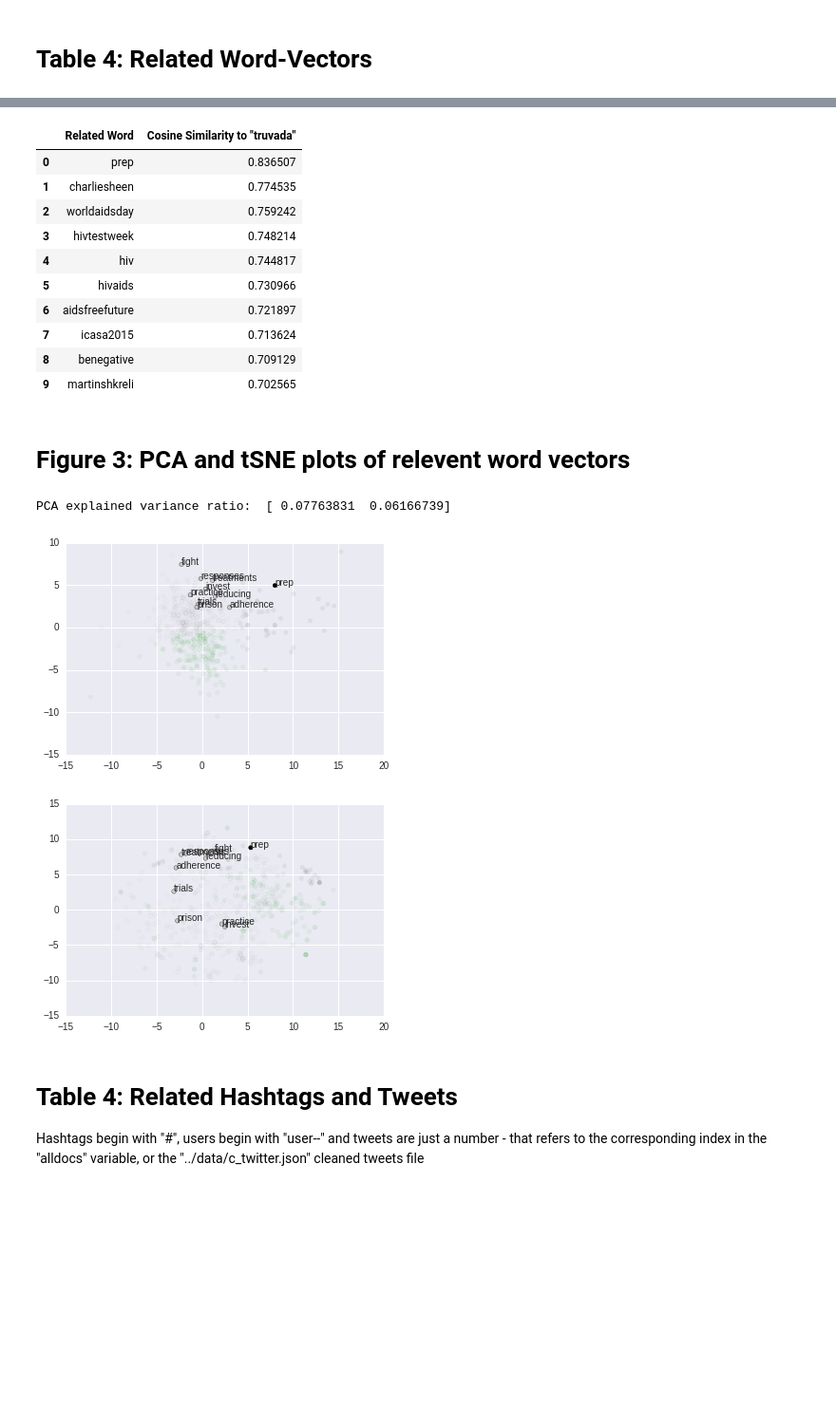
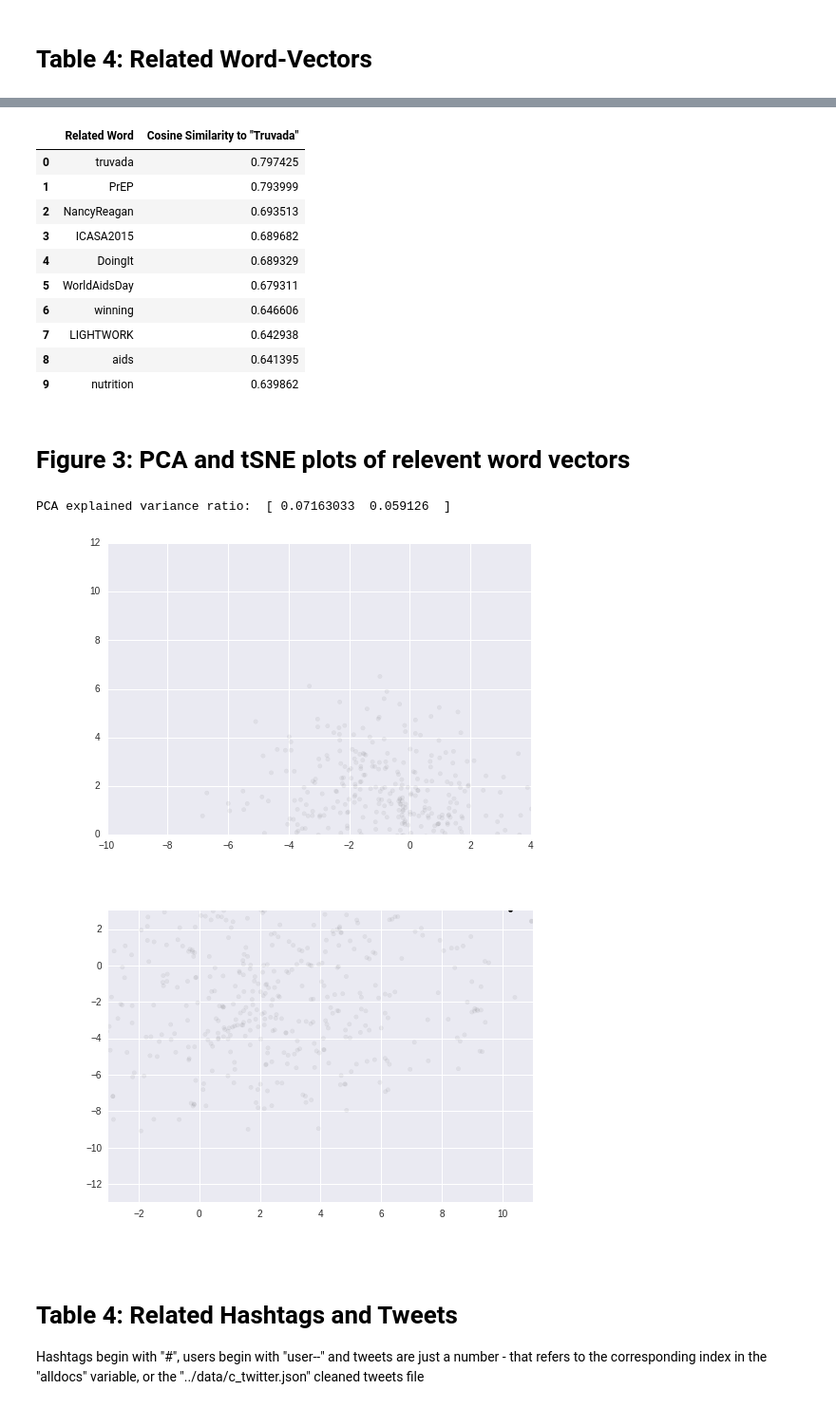
Before and after one commit to quinngroup/sm_w2v, a Jupyter notebook: notebooks/doc2vec.ipynb, the cells around one changed output, grey strips where cells are left out. Shown at 95% size. Cells and saved outputs as stored; diff of their text form; code cells hidden in the pictures; blank space fills up the shorter version.

```diff
--- a/notebooks/doc2vec.ipynb
+++ b/notebooks/doc2vec.ipynb
@@ -9,7 +9,7 @@ from collections import namedtuple
 
 import gensim
 
-train = False
+train = True
 
 Document = namedtuple('Document', 'words tags')
 
@@ -171,19 +262,19 @@ df_prophylaxis
 # %%
-new_vecs = model.most_similar(['truvada'], topn=10)
-df_truvada = pd.DataFrame(data=new_vecs, columns=['Related Word', 'Cosine Similarity to \"truvada\"'])
+new_vecs = model.most_similar(['Truvada'], topn=10)
+df_truvada = pd.DataFrame(data=new_vecs, columns=['Related Word', 'Cosine Similarity to \"Truvada\"'])
 df_truvada
 # %% [output]
-|  | Related Word | Cosine Similarity to "truvada" |
-| 0 | prep | 0.836507 |
-| 1 | charliesheen | 0.774535 |
-| 2 | worldaidsday | 0.759242 |
-| 3 | hivtestweek | 0.748214 |
-| 4 | hiv | 0.744817 |
-| 5 | hivaids | 0.730966 |
-| 6 | aidsfreefuture | 0.721897 |
-| 7 | icasa2015 | 0.713624 |
-| 8 | benegative | 0.709129 |
-| 9 | martinshkreli | 0.702565 |
+|  | Related Word | Cosine Similarity to "Truvada" |
+| 0 | truvada | 0.797425 |
+| 1 | PrEP | 0.793999 |
+| 2 | NancyReagan | 0.693513 |
+| 3 | ICASA2015 | 0.689682 |
+| 4 | DoingIt | 0.689329 |
+| 5 | WorldAidsDay | 0.679311 |
+| 6 | winning | 0.646606 |
+| 7 | LIGHTWORK | 0.642938 |
+| 8 | aids | 0.641395 |
+| 9 | nutrition | 0.639862 |
 # %% [markdown]
 # Figure 3: PCA and tSNE plots of relevent word vectors
 # %%
@@ -199,7 +290,7 @@ if '/high_spd_work/sm_w2v' not in sys.path:
 from sm_w2v.plot_utils import scatter_plot
 
 # related words from above
-related_words = list(df_prophylaxis.iloc[:,0].values)
+related_words = list(df_truvada.iloc[:,0].values)
 
 # Prepare data matrix
 X = []
@@ -212,39 +303,39 @@ for word in model.vocab:
         text_annotations.append("")
 X = np.array(X)
 
 # Do k-means on original data matrix
-kmeans = KMeans(n_clusters=3, random_state=1)
+kmeans = KMeans(n_clusters=1, random_state=1)
 kmeans_labels = kmeans.fit_predict(X)
 
 # Do PCA
 pca = PCA(n_components=2, copy=True)
 pca.fit(X)
 print("PCA explained variance ratio: ", pca.explained_variance_ratio_)
 pca_comps = pca.transform(X)
 
 # Do tSNE
 tsne = TSNE(n_components=2, random_state=1)
 tsne_comps = tsne.fit_transform(X)
 
 # Scatter plot
 rand_seed = 0
 alpha_high = 1.0
 alpha_low = 0.05
 down_samp_rate = 0.1
 
 # save PCA plot in 'notebooks' directory
 scatter_plot(pca_comps[:,0], pca_comps[:,1], alpha_high, alpha_low,
             kmeans_labels, text_annotations,
-            down_samp_rate, "Fig3a: PCA of 'Prophylaxis' Related Words", rand_seed, None)
+            down_samp_rate, "pca_words_truvada", rand_seed, [-10, 4, 0, 12])
 
 # save tSNE plot in 'notebooks' directory
 scatter_plot(tsne_comps[:,0], tsne_comps[:,1], alpha_high, alpha_low,
             kmeans_labels, text_annotations,
-            down_samp_rate, "Fig3b: tSNE of 'Prophylaxis' Related Words", rand_seed, None)
+            down_samp_rate, "tsne_words_truvada", rand_seed, [-3, 11, -13, 3])
 # %% [output]
-PCA explained variance ratio:  [ 0.07763831  0.06166739]
+PCA explained variance ratio:  [ 0.07163033  0.059126  ]
-[figure, old version]
+[figure, new version]
-[figure, old version]
+[figure, new version]
 # %% [markdown]
 # Table 4: Related Hashtags and Tweets
 
```
Also changed, not shown: parts of 13 cells of this notebook, 37 other files.
